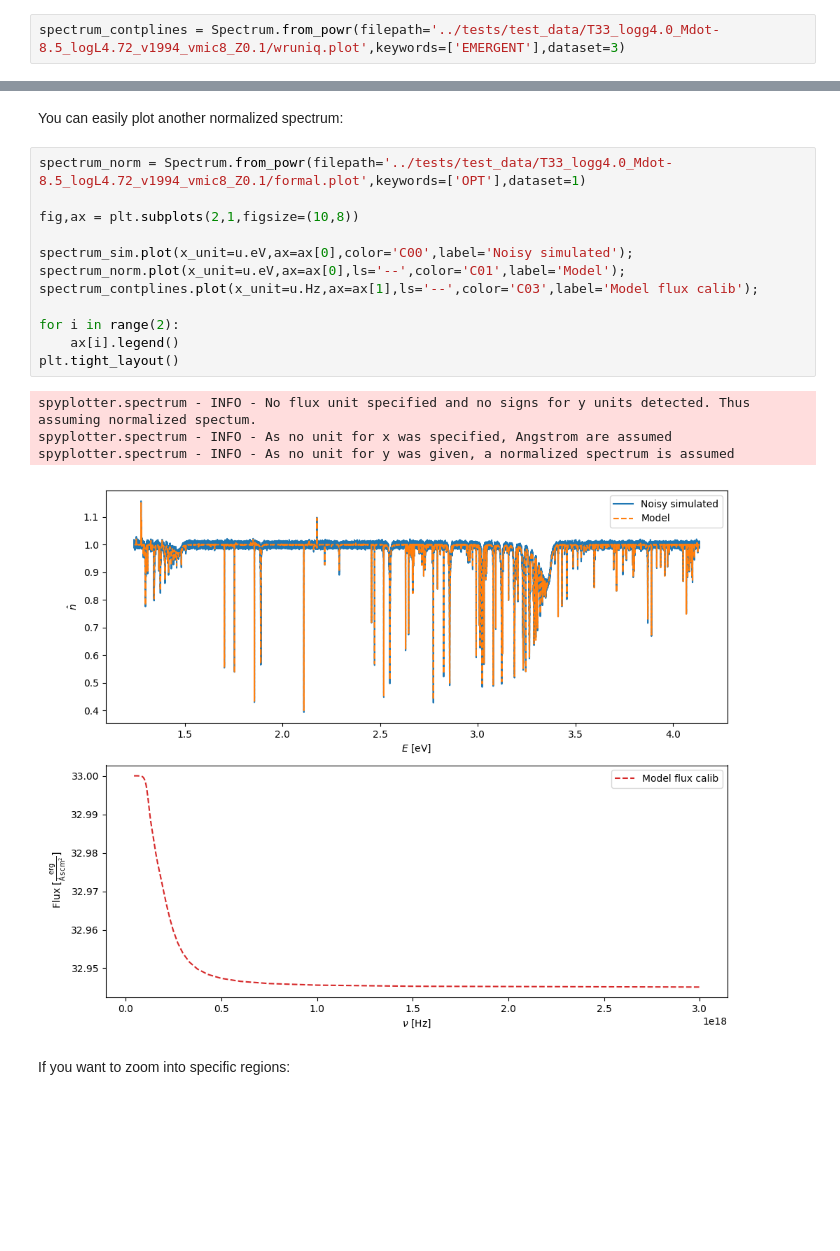
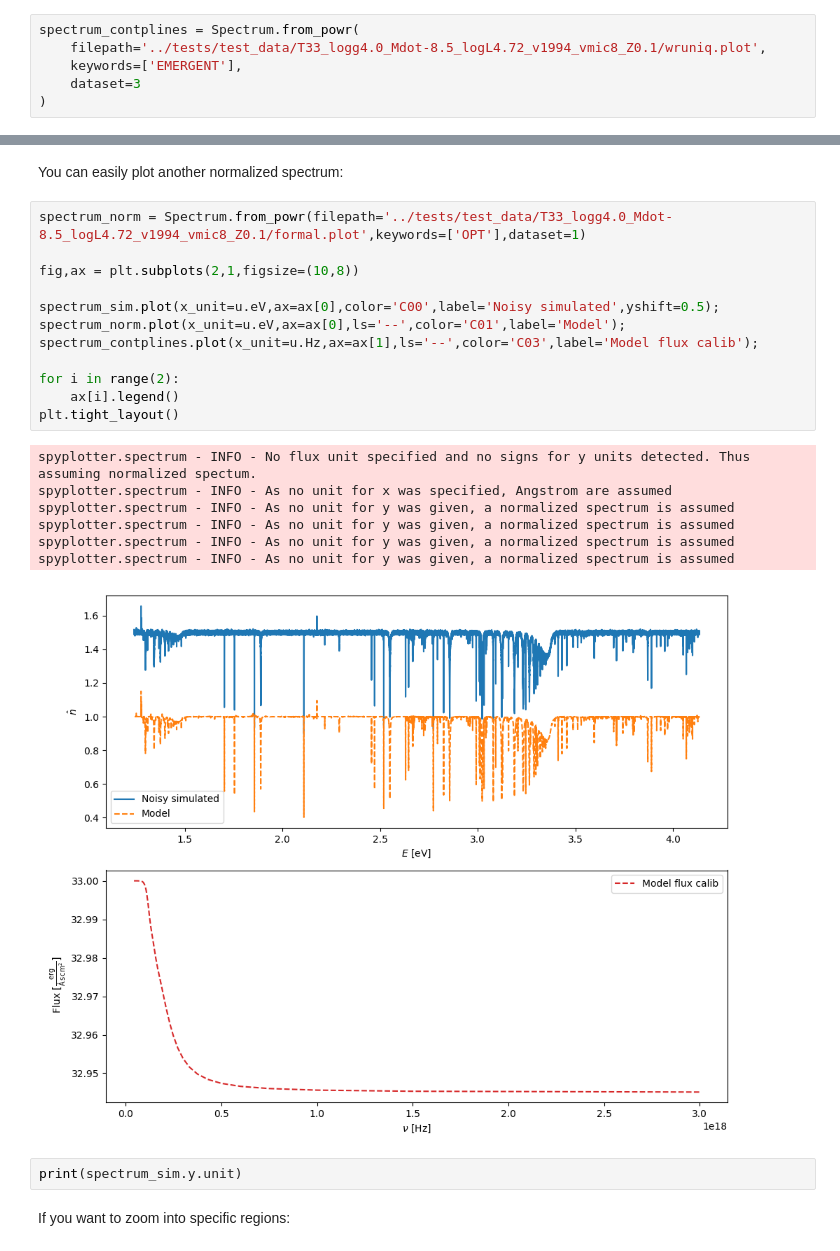
Before and after one commit to eschoesser/spyplotter, a Jupyter notebook: docs/spectrum.ipynb, the cells around one changed output, grey strips where cells are left out. Cells and saved outputs as stored; diff of their text form; blank space fills up the shorter version.

```diff
--- a/docs/spectrum.ipynb
+++ b/docs/spectrum.ipynb
@@ -17,7 +17,11 @@ spyplotter.spectrum - INFO - As no unit for y was given, a normalized spectrum i
 # %% [markdown]
 or read it from a *.plot file from a PoWR model:
 # %%
-spectrum_contplines = Spectrum.from_powr(filepath='../tests/test_data/T33_logg4.0_Mdot-8.5_logL4.72_v1994_vmic8_Z0.1/wruniq.plot',keywords=['EMERGENT'],dataset=3)
+spectrum_contplines = Spectrum.from_powr(
+    filepath='../tests/test_data/T33_logg4.0_Mdot-8.5_logL4.72_v1994_vmic8_Z0.1/wruniq.plot',
+    keywords=['EMERGENT'],
+    dataset=3
+)
 # %% [output]
 spyplotter.spectrum - INFO - Flux calibrated spectrum at 10 pc. Thus using erg / (Angstrom s cm2) as y unit.
 spyplotter.spectrum - INFO - As no unit for x was specified, Angstrom are assumed
@@ -55,20 +60,25 @@ You can easily plot another normalized spectrum:
 # %%
 spectrum_norm = Spectrum.from_powr(filepath='../tests/test_data/T33_logg4.0_Mdot-8.5_logL4.72_v1994_vmic8_Z0.1/formal.plot',keywords=['OPT'],dataset=1)
 
 fig,ax = plt.subplots(2,1,figsize=(10,8))
 
-spectrum_sim.plot(x_unit=u.eV,ax=ax[0],color='C00',label='Noisy simulated');
+spectrum_sim.plot(x_unit=u.eV,ax=ax[0],color='C00',label='Noisy simulated',yshift=0.5);
 spectrum_norm.plot(x_unit=u.eV,ax=ax[0],ls='--',color='C01',label='Model');
 spectrum_contplines.plot(x_unit=u.Hz,ax=ax[1],ls='--',color='C03',label='Model flux calib');
 
 for i in range(2):
     ax[i].legend()
 plt.tight_layout()
 # %% [output]
 spyplotter.spectrum - INFO - No flux unit specified and no signs for y units detected. Thus assuming normalized spectum.
 spyplotter.spectrum - INFO - As no unit for x was specified, Angstrom are assumed
 spyplotter.spectrum - INFO - As no unit for y was given, a normalized spectrum is assumed
+spyplotter.spectrum - INFO - As no unit for y was given, a normalized spectrum is assumed
+spyplotter.spectrum - INFO - As no unit for y was given, a normalized spectrum is assumed
+spyplotter.spectrum - INFO - As no unit for y was given, a normalized spectrum is assumed
-[figure, old version]
+[figure, new version]
+# %%
+print(spectrum_sim.y.unit)
 # %% [markdown]
 If you want to zoom into specific regions:
 # %%
```
Also changed, not shown: parts of 19 cells of this notebook.
